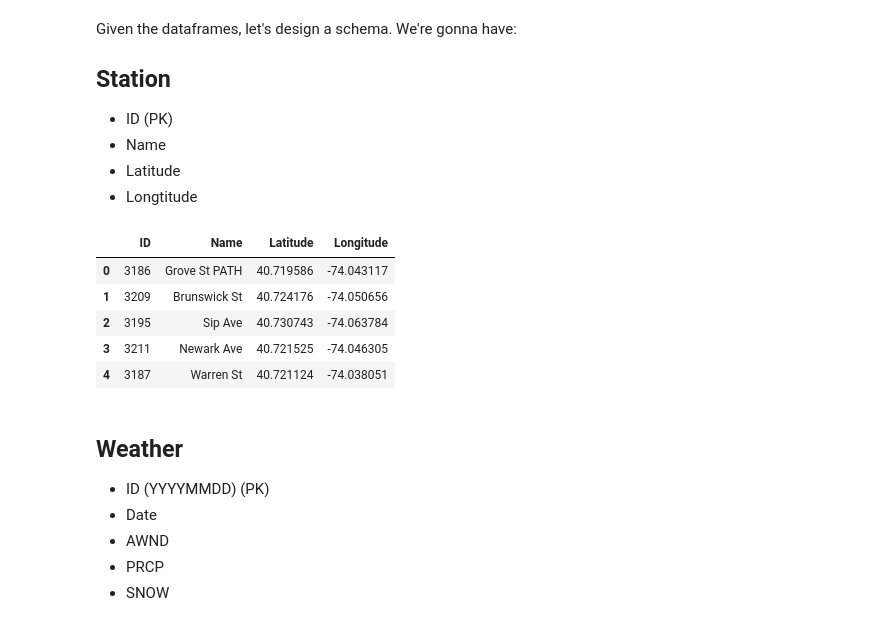
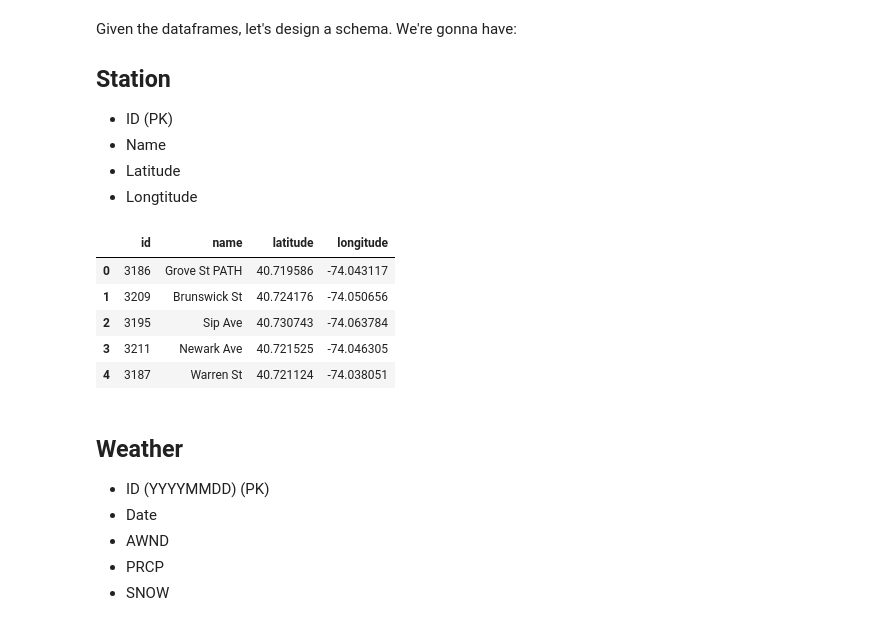
Before and after one commit to zuzaszk/codecademy-portfolio, a Jupyter notebook: main.ipynb, the cells around one changed output. Saved outputs shown, nothing was run; the diff lists cells and outputs as text; code cells hidden in the pictures.

```diff
--- a/main.ipynb
+++ b/main.ipynb
@@ -451,17 +451,28 @@ Given the dataframes, let's design a schema. We're gonna have:
 - Longtitude
 # %%
 station = df_citibike[['Start Station ID', 'Start Station Name', 'Start Station Latitude', 'Start Station Longitude']].copy()
-station.rename(columns={'Start Station ID': 'ID', 'Start Station Name': 'Name', 'Start Station Latitude': 'Latitude', 'Start Station Longitude': 'Longitude'}, inplace=True)
+station.rename(columns={
+    'Start Station ID': 'id',
+    'Start Station Name': 'name',
+    'Start Station Latitude': 'latitude',
+    'Start Station Longitude': 'longitude'
+}, inplace=True)
 
 station_stop = df_citibike[['End Station ID', 'End Station Name', 'End Station Latitude', 'End Station Longitude']].copy()
-station_stop.rename(columns={'End Station ID': 'ID', 'End Station Name': 'Name', 'End Station Latitude': 'Latitude', 'End Station Longitude': 'Longitude'}, inplace=True)
+station_stop.rename(columns={
+    'End Station ID': 'id',
+    'End Station Name': 'name',
+    'End Station Latitude': 'latitude',
+    'End Station Longitude': 'longitude'
+}, inplace=True)
+
 
 station = pd.concat([station, station_stop])
-station.drop_duplicates(subset=['ID'], inplace=True)
+station.drop_duplicates(subset=['id'], inplace=True)
 station.reset_index(drop=True, inplace=True)
 station.head()
 # %% [output]
-|  | ID | Name | Latitude | Longitude |
+|  | id | name | latitude | longitude |
 | 0 | 3186 | Grove St PATH | 40.719586 | -74.043117 |
 | 1 | 3209 | Brunswick St | 40.724176 | -74.050656 |
 | 2 | 3195 | Sip Ave | 40.730743 | -74.063784 |
```
Also changed, not shown: parts of 13 cells of this notebook, 1 other file.
